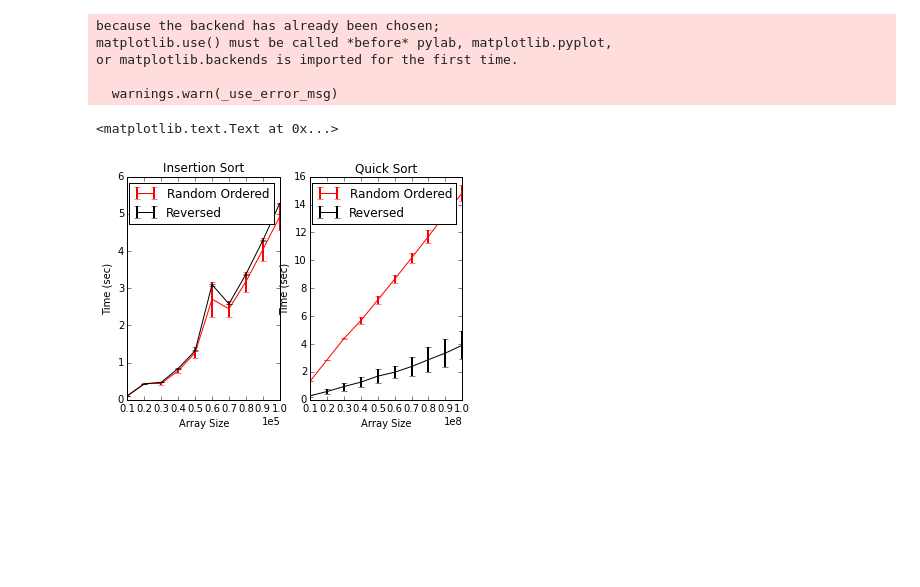
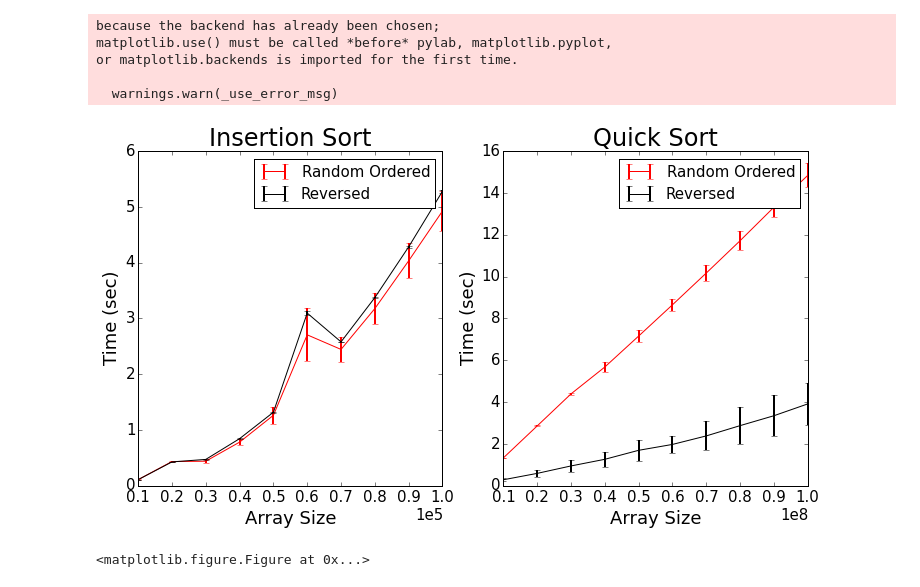
Before and after one commit to dhubaib/EECS-600-A3, a Jupyter notebook: Rapid prototype.ipynb, the cells around one changed output. Saved outputs shown, nothing was run; the diff lists cells and outputs as text; code cells hidden in the pictures; blank space fills up the shorter version.

Commit message:
Uploading plot output

```diff
--- a/Rapid prototype.ipynb
+++ b/Rapid prototype.ipynb
@@ -65,56 +65,59 @@ for i in range(1,6):
     f3.close()
     f4.close()
 # %%
-## Create two subplots representing results
-
+## Create two subplots summarizing results for each type of search tests
 # Alias for data names, for easier referencing in plot
 dat1 = insert_rnd_dat
 dat2 = insert_rev_dat
 dat3 = quick_rnd_dat
 dat4 = quick_rev_dat
 
-pyplot.figure()
+pyplot.figure(figsize = (12,6))
 # Subplot 1 -> Insertion sort results
 pyplot.subplot(1,2,1)
 
 x1 = dat1[0]
 m1 = mean(dat1[1:,:]/1000, axis=0)
 s1 = std(dat1[1:,:]/1000, axis=0)
 
 x2 = dat2[0]
 m2 = mean(dat2[1:,:]/1000, axis=0)
 s2 = std(dat2[1:,:]/1000, axis=0)
 
 h1 = pyplot.errorbar(x1, m1, yerr=s1,elinewidth=2,color='red') # Plot lines
 h2 = pyplot.errorbar(x2, m2, yerr=s2,elinewidth=2,color='black') # Plot lines
 
 plt.ticklabel_format(style='sci', axis='x', scilimits=(0,0))
-xlabel('Array Size')
-ylabel('Time (sec)')
-legend([h1,h2], ['Random Ordered','Reversed'])
-title('Insertion Sort')
+xlabel('Array Size',size=18)
+ylabel('Time (sec)',size=18)
+legend([h1,h2], ['Random Ordered','Reversed'],fontsize=15)
+title('Insertion Sort',size=24)
 
 # Subplot 2 -> Quick sort results
 pyplot.subplot(1,2,2)
 
 x1 = dat3[0]
 m1 = mean(dat3[1:,:]/1000, axis=0)
 s1 = std(dat3[1:,:]/1000, axis=0)
 
 x2 = dat4[0]
 m2 = mean(dat4[1:,:]/1000, axis=0)
 s2 = std(dat4[1:,:]/1000, axis=0)
 
 h1 = pyplot.errorbar(x1, m1, yerr=s1,elinewidth=2,color='red') # Plot lines
 h2 = pyplot.errorbar(x2, m2, yerr=s2,elinewidth=2,color='black') # Plot lines
 
 plt.ticklabel_format(style='sci', axis='x', scilimits=(0,0))
-xlabel('Array Size')
-ylabel('Time (sec)')
-legend([h1,h2], ['Random Ordered','Reversed'])
-title('Quick Sort')
+xlabel('Array Size',size=18)
+ylabel('Time (sec)',size=18)
+legend([h1,h2], ['Random Ordered','Reversed'],fontsize=15)
+title('Quick Sort',size=24)
+
+rc('ytick',labelsize=15)
+rc('xtick',labelsize=15)
 # %% [output]
-<matplotlib.text.Text at 0x...>
-[figure, old version]
+[figure, new version]
 # %%
-savefig('test' + '.png')
+savefig('A3_sort_tests.png')
+# %% [output]
+<matplotlib.figure.Figure at 0x...>
```
Also changed, not shown: 4 other files.
